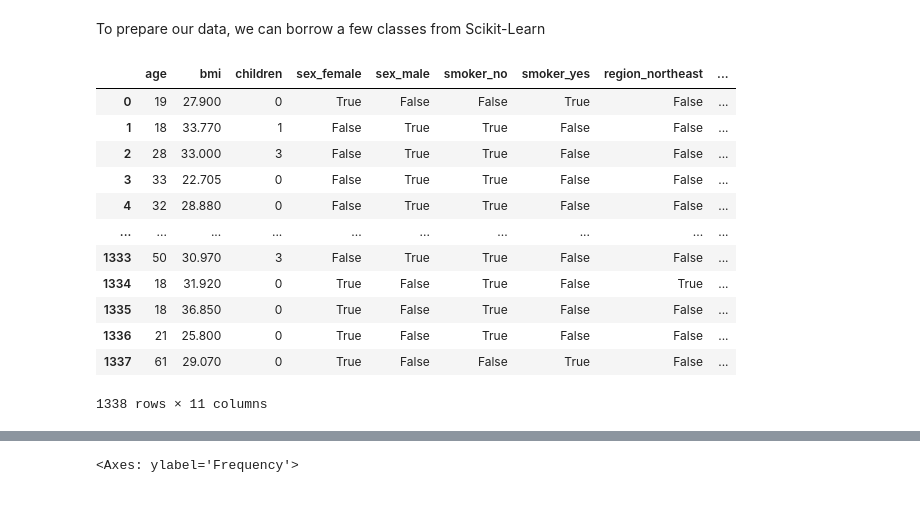
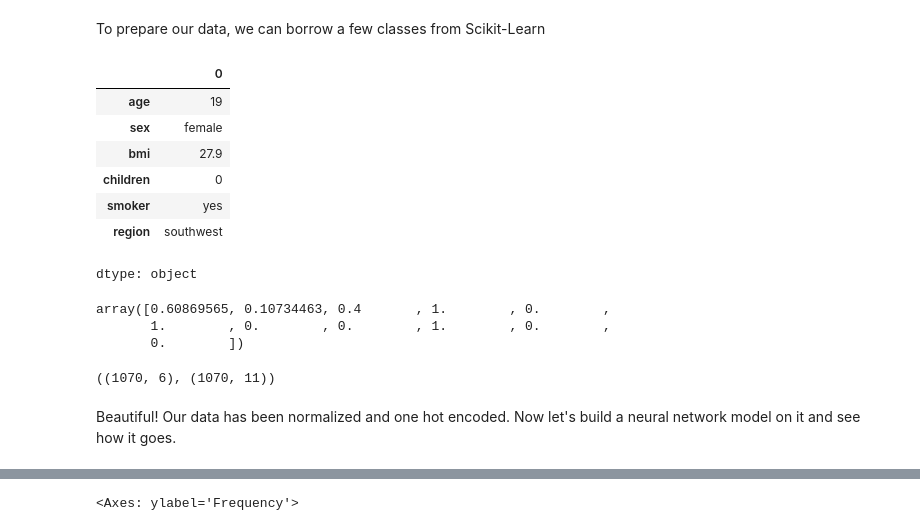
Before and after one commit to Z-9000/ML-DL_with_TensorFlow, a Jupyter notebook: 01TensorFlow.ipynb, the cells around one changed output, grey strips where cells are left out. Saved outputs shown, nothing was run; the diff lists cells and outputs as text; code cells hidden in the pictures; blank space fills up the shorter version.

Commit message:
Normalization of the data helped a lot in improving the results of the model.

```diff
--- a/01TensorFlow.ipynb
+++ b/01TensorFlow.ipynb
@@ -1316,7 +1316,7 @@ insurance
 To prepare our data, we can borrow a few classes from Scikit-Learn
 # %%
 from sklearn.compose import make_column_transformer
-from sklearn.preprocessing import MinMaxScalar, OneHotEncoder
+from sklearn.preprocessing import MinMaxScaler, OneHotEncoder
 from sklearn.model_selection import train_test_split
 # Create a column transformer
 ct = make_column_transformer(
@@ -1328,18 +1328,36 @@ ct = make_column_transformer(
 X = insurance.drop("charges", axis=1)
 y = insurance["charges"]
 
-#
+# Build our train and test sets
+X_train, X_test, y_train, y_test = train_test_split(X, y, test_size=0.2, random_state=42)
+
+# Fit the column transformer to our training data
+ct.fit(X_train)
+
+# Transform training and test data with normalization (MinMaxScaler) and OneHotEncoder
+X_train_normal = ct.transform(X_train)
+X_test_normal = ct.transform(X_test)
-# %% [output]
-|  | age | bmi | children | sex_female | sex_male | smoker_no | smoker_yes | region_northeast | ... |
-| 0 | 19 | 27.900 | 0 | True | False | False | True | False | ... |
-| 1 | 18 | 33.770 | 1 | False | True | True | False | False | ... |
-| 2 | 28 | 33.000 | 3 | False | True | True | False | False | ... |
-| 3 | 33 | 22.705 | 0 | False | True | True | False | False | ... |
-| 4 | 32 | 28.880 | 0 | False | True | True | False | False | ... |
-| ... | ... | ... | ... | ... | ... | ... | ... | ... | ... |
-| 1333 | 50 | 30.970 | 3 | False | True | True | False | False | ... |
-| 1334 | 18 | 31.920 | 0 | True | False | True | False | True | ... |
-| 1335 | 18 | 36.850 | 0 | True | False | True | False | False | ... |
-| 1336 | 21 | 25.800 | 0 | True | False | True | False | False | ... |
-| 1337 | 61 | 29.070 | 0 | True | False | False | True | False | ... |
-1338 rows × 11 columns
+# %%
+# What does our data look like now?
+X_train.loc[0]
+# %% [output]
+|  | 0 |
+| age | 19 |
+| sex | female |
+| bmi | 27.9 |
+| children | 0 |
+| smoker | yes |
+| region | southwest |
+dtype: object
+# %%
+X_train_normal[0]
+# %% [output]
+array([0.60869565, 0.10734463, 0.4       , 1.        , 0.        ,
+       1.        , 0.        , 0.        , 1.        , 0.        ,
+       0.        ])
+# %%
+X_train.shape, X_train_normal.shape
+# %% [output]
+((1070, 6), (1070, 11))
+# %% [markdown]
+Beautiful! Our data has been normalized and one hot encoded. Now let's build a neural network model on it and see how it goes.
```
Also changed, not shown: parts of 3 cells of this notebook.
